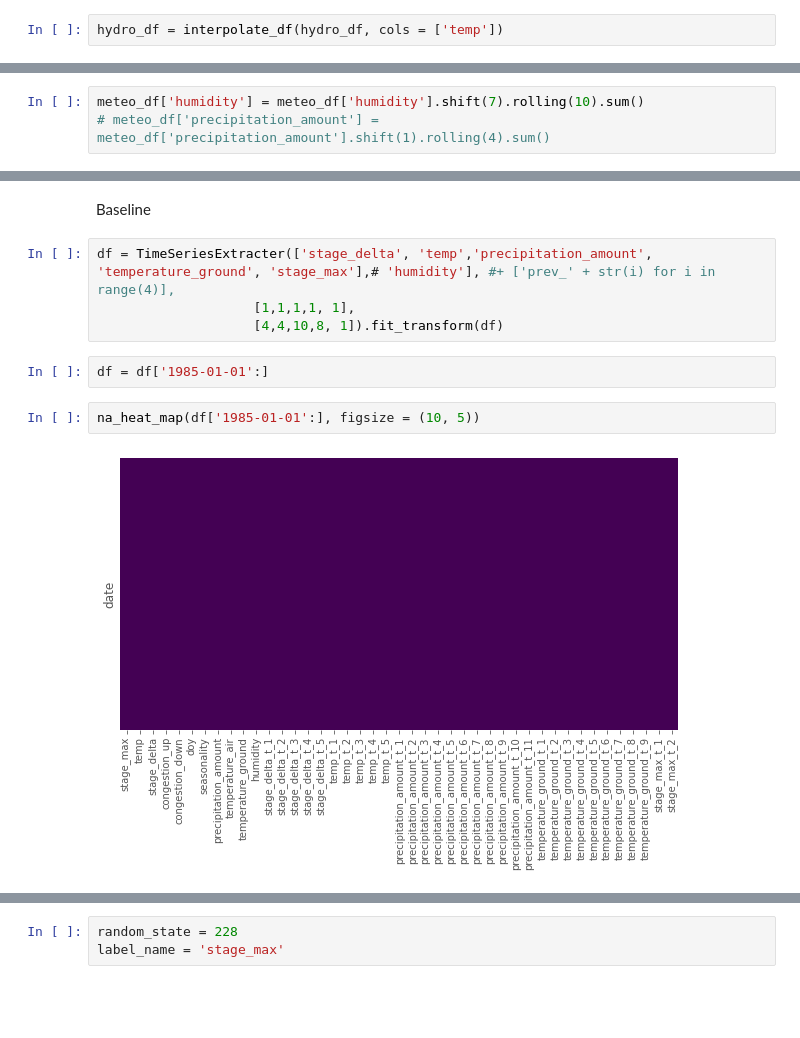
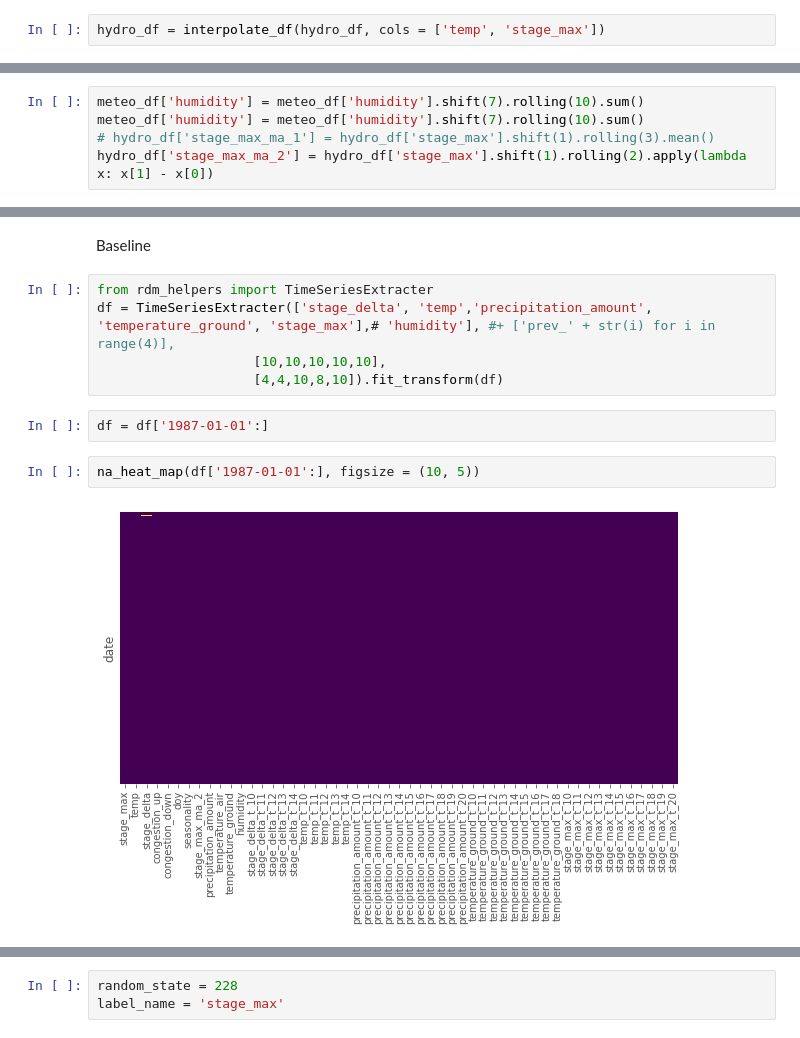
Before and after one commit to stepanplaunov/NoFloodWithAIJ, a Jupyter notebook: DataPreprocessing.ipynb, the cells around one changed output, grey strips where cells are left out. Cells and saved outputs as stored; diff of their text form; blank space fills up the shorter version.

```diff
--- a/DataPreprocessing.ipynb
+++ b/DataPreprocessing.ipynb
@@ -60,7 +60,7 @@ na_heat_map(hydro_df, figsize = (10, 5))
 # %% [markdown]
 Интерполируем температуру воды
 # %%
-hydro_df = interpolate_df(hydro_df, cols = ['temp'])
+hydro_df = interpolate_df(hydro_df, cols = ['temp', 'stage_max'])
 # %%
 hydro_df['stage_delta'] = (hydro_df['stage_max'] - hydro_df['stage_min'])
 # %%
@@ -148,3 +199,5 @@ meteo_df = meteo_df.resample('D')\
 # %%
 meteo_df['humidity'] = meteo_df['humidity'].shift(7).rolling(10).sum()
-# meteo_df['precipitation_amount'] = meteo_df['precipitation_amount'].shift(1).rolling(4).sum()
+meteo_df['humidity'] = meteo_df['humidity'].shift(7).rolling(10).sum()
+# hydro_df['stage_max_ma_1'] = hydro_df['stage_max'].shift(1).rolling(3).mean()
+hydro_df['stage_max_ma_2'] = hydro_df['stage_max'].shift(1).rolling(2).apply(lambda x: x[1] - x[0])
@@ -205,15 +263,16 @@ df
 # %% [markdown]
 Baseline
 # %%
+from rdm_helpers import TimeSeriesExtracter
 df = TimeSeriesExtracter(['stage_delta', 'temp','precipitation_amount', 'temperature_ground', 'stage_max'],# 'humidity'], #+ ['prev_' + str(i) for i in range(4)],
-                    [1,1,1,1, 1],
-                    [4,4,10,8, 1]).fit_transform(df)
+                    [10,10,10,10,10],
+                    [4,4,10,8,10]).fit_transform(df)
 # %%
-df = df['1985-01-01':]
+df = df['1987-01-01':]
 # %%
-na_heat_map(df['1985-01-01':], figsize = (10, 5))
+na_heat_map(df['1987-01-01':], figsize = (10, 5))
 # %% [output]
-[figure, old version]
+[figure, new version]
 # %%
 df.info()
 # %% [output]
```
Also changed, not shown: parts of 26 cells of this notebook.
